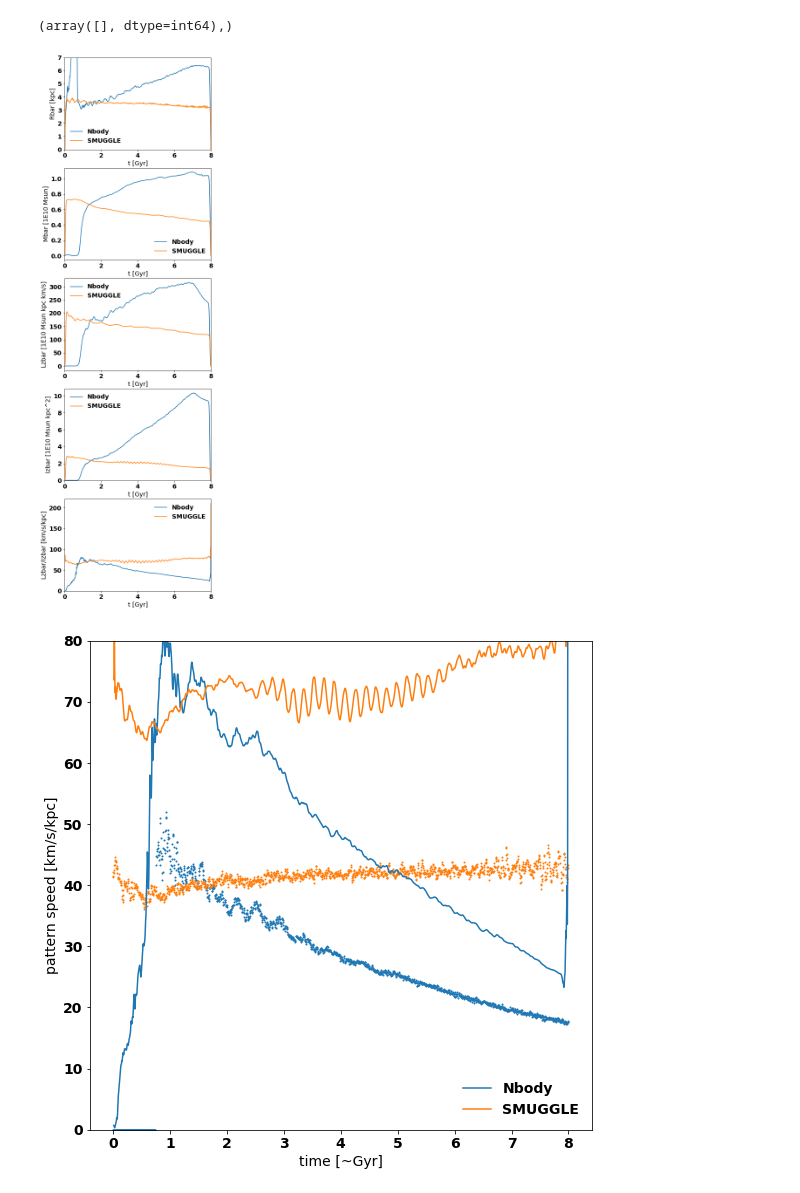
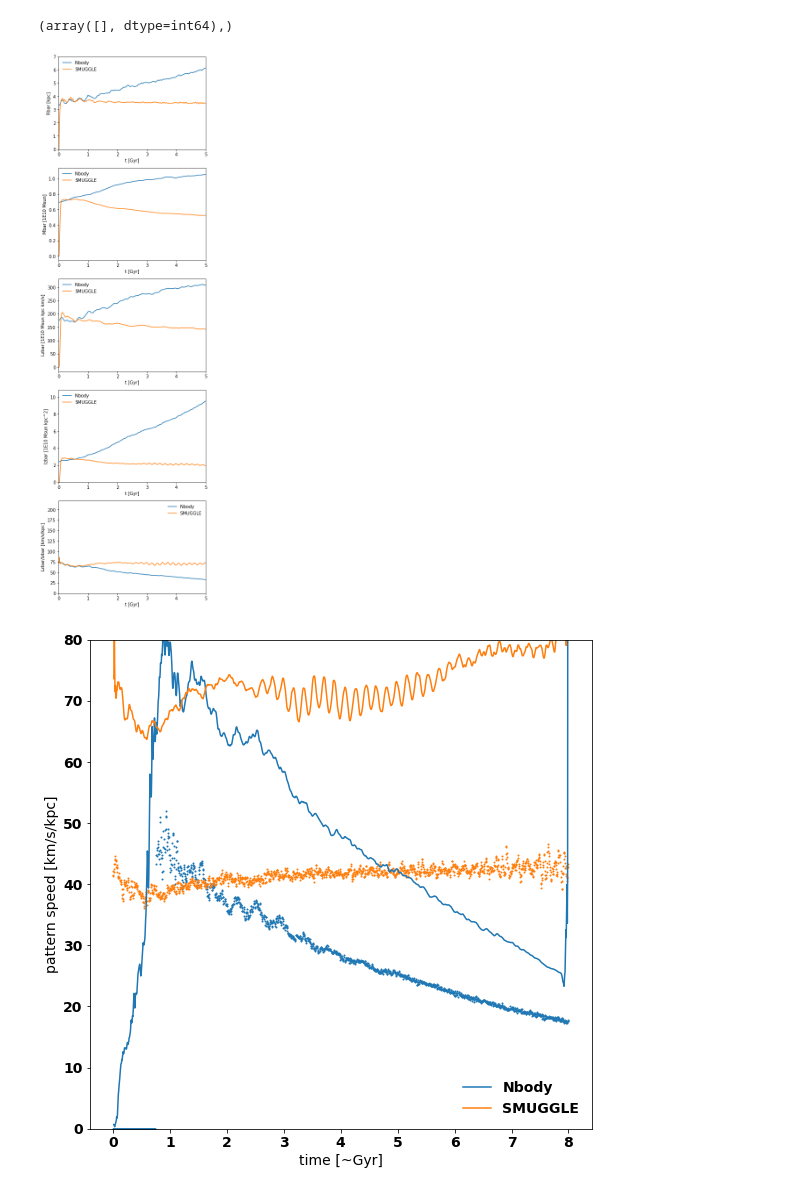
Before and after one commit to gusbeane/gasbar, a Jupyter notebook: dev/notebooks/bar_prop.ipynb, the cells around one changed output. Cells and saved outputs as stored; diff of their text form; code cells hidden in the pictures.

```diff
--- a/dev/notebooks/bar_prop.ipynb
+++ b/dev/notebooks/bar_prop.ipynb
@@ -22,7 +22,7 @@ from joblib import Parallel, delayed
 time_conv = 977.79222167
 # %%
 def read_bar_prop(name):
-    prefix = '/n/home01/abeane/starbar/plots/'
+    prefix = '/n/holylfs05/LABS/hernquist_lab/Users/abeane/gasbar/analysis/'
     prefix_bar_prop = prefix + 'bar_prop/data/'
 
     fin = prefix_bar_prop + 'bar_prop_' + name + '.hdf5'
@@ -42,14 +42,14 @@ def read_bar_prop(name):
     return out
 
 def get_nchunk_in_bar(name):
-    prefix = '/n/home01/abeane/starbar/plots/'
+    prefix = '/n/holylfs05/LABS/hernquist_lab/Users/abeane/gasbar/analysis/'
     prefix_in_bar = prefix + 'in_bar/data/'
 
     nchunk = len(glob.glob(prefix_in_bar + 'in_bar_' + name + '/in_bar_' + name + '.*.hdf5'))
     return nchunk
 
 def read_in_bar(name, chunk_idx):
-    prefix = '/n/home01/abeane/starbar/plots/'
+    prefix = '/n/holylfs05/LABS/hernquist_lab/Users/abeane/gasbar/analysis/'
     prefix_in_bar = prefix + 'in_bar/data/'
 
     fin = prefix_in_bar + 'in_bar_' + name + '/in_bar_' + name + '.' + str(chunk_idx) + '.hdf5'
@@ -81,10 +81,10 @@ np.where(np.isnan(bar_prop_gas3['bar_prop']['Rbar']))
 # %% [output]
 (array([], dtype=int64),)
 # %%
-font = {'family' : 'normal',
-        'size'   : 14}
+# font = {'family' : 'normal',
+#         'size'   : 14}
 
-mpl.rc('font', **font)
+# mpl.rc('font', **font)
 
 fig, ax = plt.subplots(5, 1, figsize=(6, 2*9*5/4))
 
@@ -103,51 +103,51 @@ bar_prop2 = out2['bar_prop']
 # ax[0].plot(bar_prop['tlist'], bar_prop['bar_frac'])
 # ax[0].plot(bar_prop2['tlist'], bar_prop2['bar_frac'])
 
-ax[0].plot(bar_prop['tlist'], bar_prop['Rbar'], label=label1)
+ax[0].plot(bar_prop['tlist']-bar_prop['tlist'][300], bar_prop['Rbar'], label=label1)
 ax[0].plot(bar_prop2['tlist'], bar_prop2['Rbar'], label=label2)
 
-ax[1].plot(bar_prop['tlist'], bar_prop['Mbar'], label=label1)
+ax[1].plot(bar_prop['tlist']-bar_prop['tlist'][300], bar_prop['Mbar'], label=label1)
 ax[1].plot(bar_prop2['tlist'], bar_prop2['Mbar'], label=label2)
 
-ax[2].plot(bar_prop['tlist'], bar_prop['Lzbar'], label=label1)
+ax[2].plot(bar_prop['tlist']-bar_prop['tlist'][300], bar_prop['Lzbar'], label=label1)
 ax[2].plot(bar_prop2['tlist'], bar_prop2['Lzbar'], label=label2)
 
 # ax[3].plot(bar_prop['tlist'], bar_prop['Lzbar']/bar_prop['Mbar'])
 # ax[3].plot(bar_prop2['tlist'], bar_prop2['Lzbar']/bar_prop2['Mbar'])
 
-ax[3].plot(bar_prop['tlist'], bar_prop['Izbar'], label=label1)
+ax[3].plot(bar_prop['tlist']-bar_prop['tlist'][300], bar_prop['Izbar'], label=label1)
 ax[3].plot(bar_prop2['tlist'], bar_prop2['Izbar'], label=label2)
 
-l1 = ax[4].plot(bar_prop['tlist'], bar_prop['Lzbar']/bar_prop['Izbar'], label=label1)
+l1 = ax[4].plot(bar_prop['tlist']-bar_prop['tlist'][300], bar_prop['Lzbar']/bar_prop['Izbar'], label=label1)
 l2 = ax[4].plot(bar_prop2['tlist'], bar_prop2['Lzbar']/bar_prop2['Izbar'], label=label2)
 
 ps1 = np.gradient(out1['bar_angle'], out1['tlist'])
 ps2 = np.gradient(out2['bar_angle'], out2['tlist'])
 
 # ax[4].scatter(bar_prop['tlist'], ps1, c=l1[0].get_color(), s=1)
 # ax[4].scatter(bar_prop2['tlist'], ps2, c=l2[0].get_color(), s=1)
 
-ax[0].set(xlim=(0, 8))
+ax[0].set(xlim=(0, 5))
 # ax[0].set(xlim=(2, 3))
 
 # ax[0].set(ylabel='frac trapped')
 ax[0].set(ylabel='Rbar [kpc]', ylim=(0, 7))
 ax[1].set(ylabel='Mbar [1E10 Msun]')
 ax[2].set(ylabel='Lzbar [1E10 Msun kpc km/s]')
 # ax[4].set(ylabel='Lzbar/Mbar', ylim=(0, 350))
 ax[3].set(ylabel='Izbar [1E10 Msun kpc^2]', ylim=(0, None))
 ax[4].set(ylabel='Lzbar/Izbar [km/s/kpc]', ylim=(0, None))
 
 ax[0].legend(frameon=False)
 
 for x in ax:
-    x.set(xlabel='t [Gyr]', xlim=(0, 8))
+    x.set(xlabel='t [Gyr]', xlim=(0, 5))
     x.legend(frameon=False)
 
 
 plt.show()
 # %% [output]
-[figure, old version]
+[figure, new version]
 # %%
 fig, ax = plt.subplots(1, 1, figsize=(9, 9))
 
```
Also changed, not shown: parts of 2 cells of this notebook, 11 other files.
